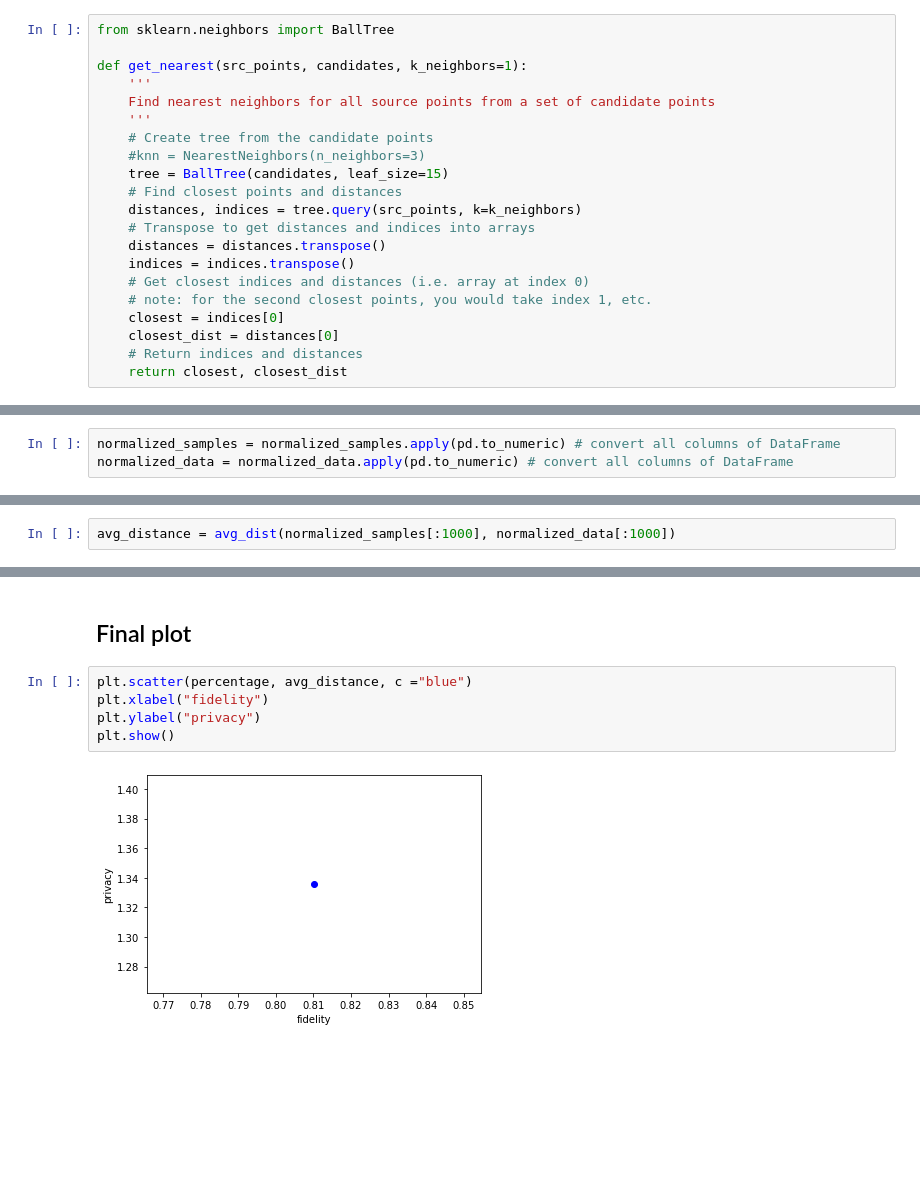
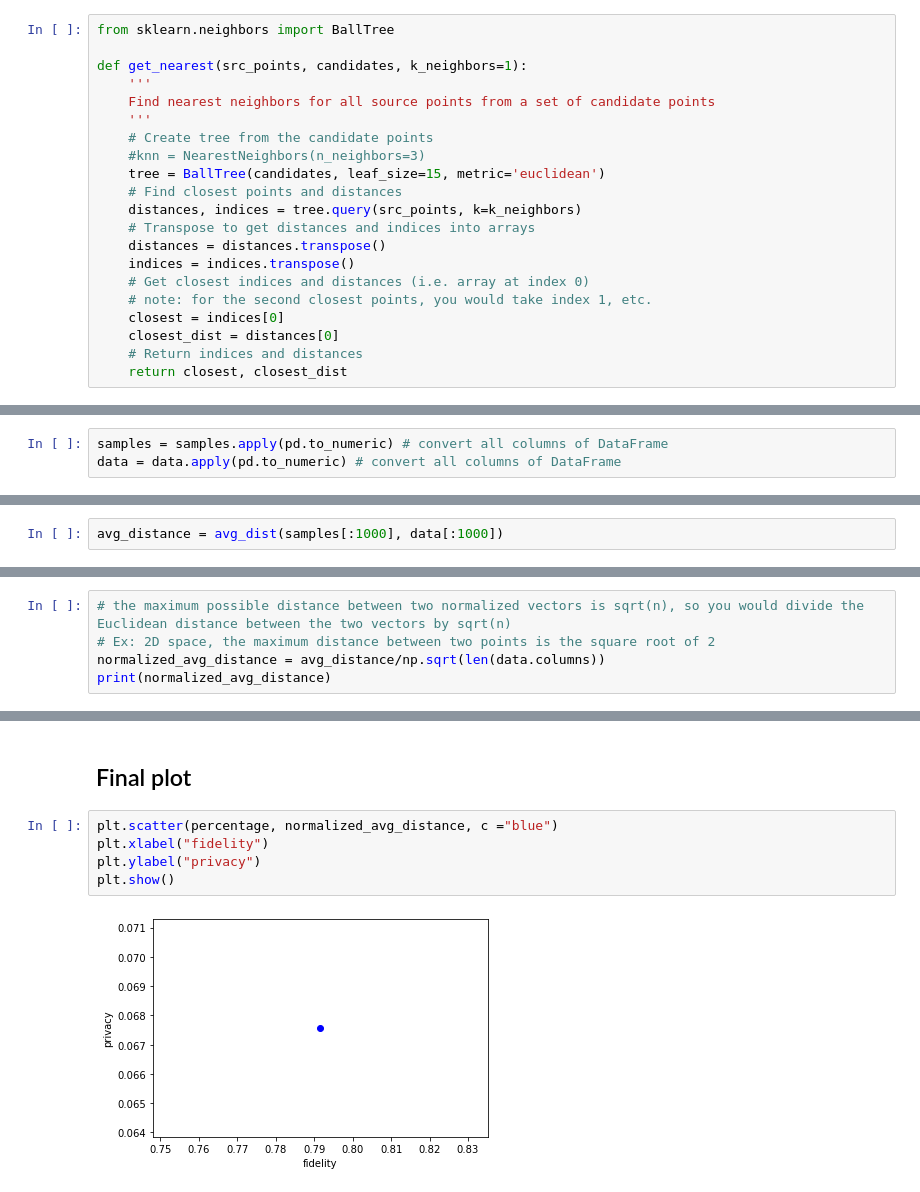
Before and after one commit to Frederico-lp/Research, a Jupyter notebook: epileptic_seizure.ipynb, the cells around one changed output, grey strips where cells are left out. Drawn from its saved outputs; the diff is of its cells as text; blank space fills up the shorter version.

Commit message:
normalizatio of data before training and normalized privacy

```diff
--- a/epileptic_seizure.ipynb
+++ b/epileptic_seizure.ipynb
@@ -80,7 +82,7 @@ def get_nearest(src_points, candidates, k_neighbors=1):
     '''
     # Create tree from the candidate points
     #knn = NearestNeighbors(n_neighbors=3)
-    tree = BallTree(candidates, leaf_size=15)
+    tree = BallTree(candidates, leaf_size=15, metric='euclidean')
     # Find closest points and distances
     distances, indices = tree.query(src_points, k=k_neighbors)
     # Transpose to get distances and indices into arrays
@@ -101,7 +103,7 @@ def avg_dist(src_points, candidates):
 
     return sum_dist/i
 # %%
-normalized_samples = normalized_samples.apply(pd.to_numeric) # convert all columns of DataFrame
-normalized_data = normalized_data.apply(pd.to_numeric) # convert all columns of DataFrame
+samples = samples.apply(pd.to_numeric) # convert all columns of DataFrame
+data = data.apply(pd.to_numeric) # convert all columns of DataFrame
 # %%
 # example
@@ -112,5 +114,5 @@ print(closest, dist)
 # %%
-avg_distance = avg_dist(normalized_samples[:1000], normalized_data[:1000])
+avg_distance = avg_dist(samples[:1000], data[:1000])
 # %%
 print(avg_distance)
 # %% [output]
@@ -117,0 +120,5 @@ print(avg_distance)
+# %%
+# the maximum possible distance between two normalized vectors is sqrt(n), so you would divide the Euclidean distance between the two vectors by sqrt(n)
+# Ex: 2D space, the maximum distance between two points is the square root of 2
+normalized_avg_distance = avg_distance/np.sqrt(len(data.columns))
+print(normalized_avg_distance)
@@ -195,9 +204,9 @@ percentage = same_pred / (same_pred + dif_pred)
 # %% [markdown]
 ## Final plot
 # %%
-plt.scatter(percentage, avg_distance, c ="blue")
+plt.scatter(percentage, normalized_avg_distance, c ="blue")
 plt.xlabel("fidelity")
 plt.ylabel("privacy")
 plt.show()
 # %% [output]
-[figure, old version]
+[figure, new version]
```
Also changed, not shown: parts of 8 cells of this notebook, 2 other files.
